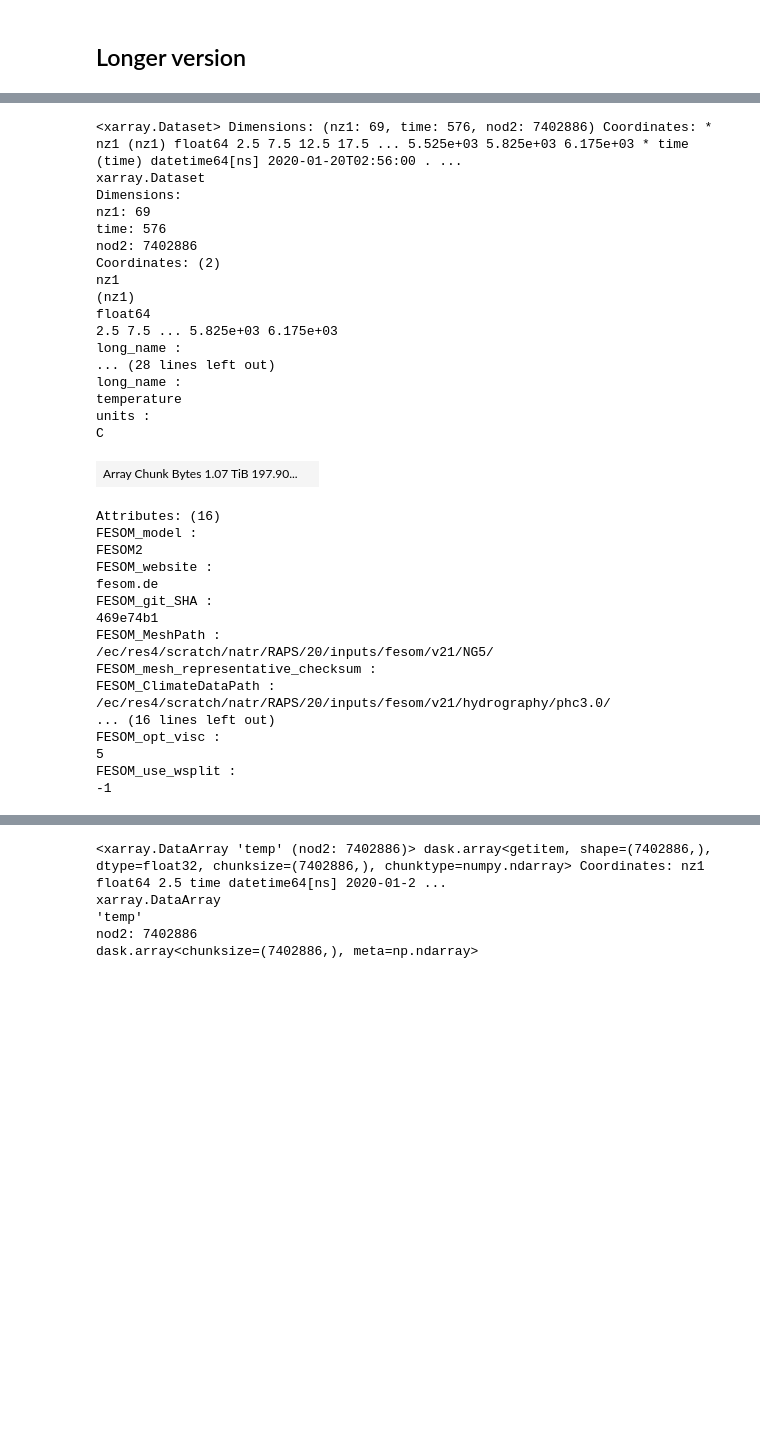
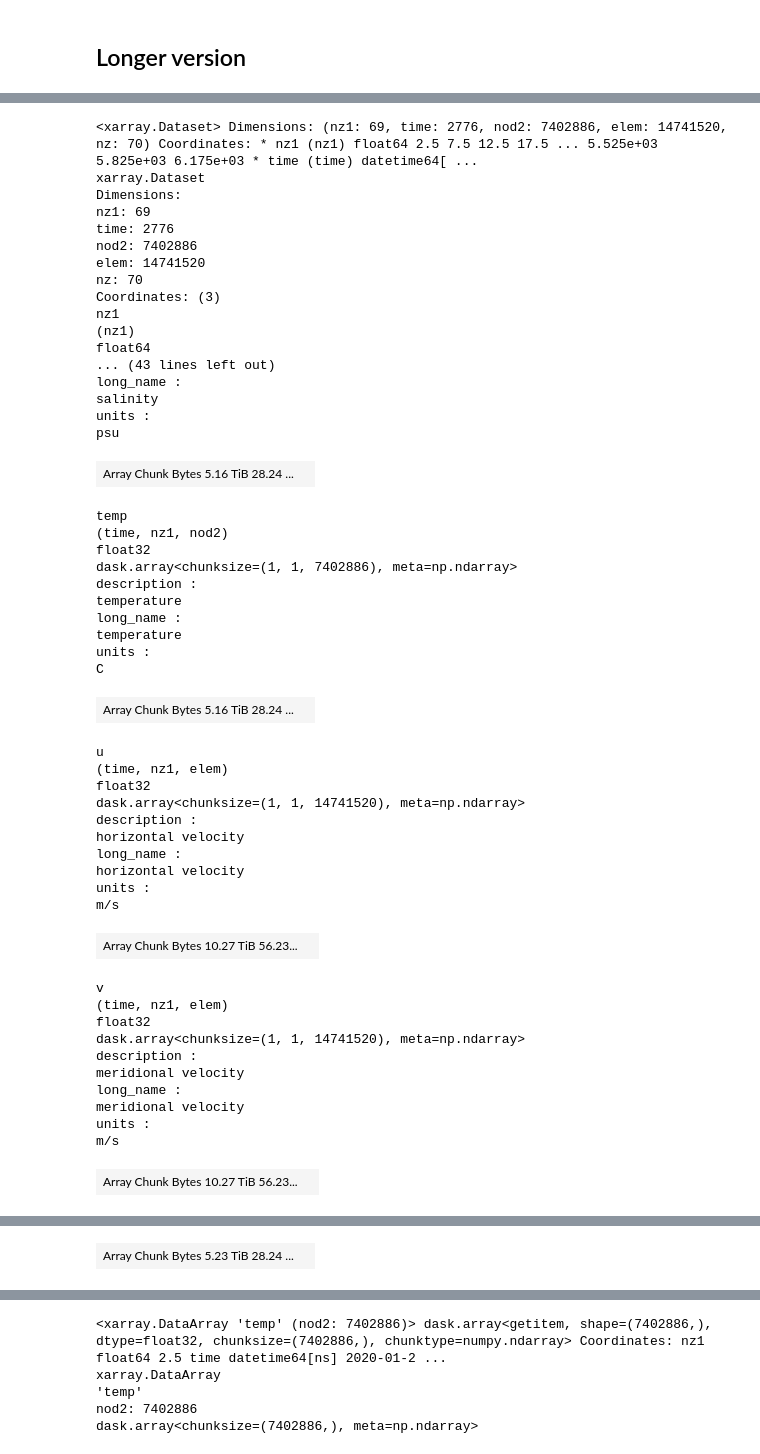
Before and after one commit to nextGEMS/nextGems_Cycle2, a Jupyter notebook: FESOM/STARTHERE_FESOM.ipynb, the cells around one changed output, grey strips where cells are left out. Drawn from its saved outputs; the diff is of its cells as text; code cells hidden in the pictures; blank space fills up the shorter version.

```diff
--- a/FESOM/STARTHERE_FESOM.ipynb
+++ b/FESOM/STARTHERE_FESOM.ipynb
@@ -111,39 +80,57 @@ ifiles
+# %%
+run = cat.FESOM["tco2559-ng5"]
+data = run.original_3d.to_dask()
 # %%
-data = xr.open_mfdataset(ifiles)
 data
 # %% [output]
-<xarray.Dataset> Dimensions: (nz1: 69, time: 576, nod2: 7402886) Coordinates: * nz1 (nz1) float64 2.5 7.5 12.5 17.5 ... 5.525e+03 5.825e+03 6.175e+03 * time (time) datetime64[ns] 2020-01-20T02:56:00 . ...
+<xarray.Dataset> Dimensions: (nz1: 69, time: 2776, nod2: 7402886, elem: 14741520, nz: 70) Coordinates: * nz1 (nz1) float64 2.5 7.5 12.5 17.5 ... 5.525e+03 5.825e+03 6.175e+03 * time (time) datetime64[ ...
 xarray.Dataset
 Dimensions:
 nz1: 69
-time: 576
+time: 2776
 nod2: 7402886
-Coordinates: (2)
+elem: 14741520
+nz: 70
+Coordinates: (3)
 nz1
 (nz1)
 float64
-2.5 7.5 ... 5.825e+03 6.175e+03
+... (43 lines left out)
 long_name :
-... (28 lines left out)
-long_name :
-temperature
+salinity
 units :
-C
+psu
-| Array Chunk Bytes 1.07 TiB 197.90... |  |
+| Array Chunk Bytes 5.16 TiB 28.24 ... |  |
-Attributes: (16)
-FESOM_model :
-FESOM2
-FESOM_website :
-fesom.de
-FESOM_git_SHA :
-469e74b1
-FESOM_MeshPath :
-/ec/res4/scratch/natr/RAPS/20/inputs/fesom/v21/NG5/
-FESOM_mesh_representative_checksum :
-FESOM_ClimateDataPath :
-/ec/res4/scratch/natr/RAPS/20/inputs/fesom/v21/hydrography/phc3.0/
-... (16 lines left out)
-FESOM_opt_visc :
-5
-FESOM_use_wsplit :
--1
+temp
+(time, nz1, nod2)
+float32
+dask.array<chunksize=(1, 1, 7402886), meta=np.ndarray>
+description :
+temperature
+long_name :
+temperature
+units :
+C
+| Array Chunk Bytes 5.16 TiB 28.24 ... |  |
+u
+(time, nz1, elem)
+float32
+dask.array<chunksize=(1, 1, 14741520), meta=np.ndarray>
+description :
+horizontal velocity
+long_name :
+horizontal velocity
+units :
+m/s
+| Array Chunk Bytes 10.27 TiB 56.23... |  |
+v
+(time, nz1, elem)
+float32
+dask.array<chunksize=(1, 1, 14741520), meta=np.ndarray>
+description :
+meridional velocity
+long_name :
+meridional velocity
+units :
+m/s
+| Array Chunk Bytes 10.27 TiB 56.23... |  |
@@ -149,0 +147 @@ FESOM_use_wsplit :
+| Array Chunk Bytes 5.23 TiB 28.24 ... |  |
```
Also changed, not shown: parts of 21 cells of this notebook.
